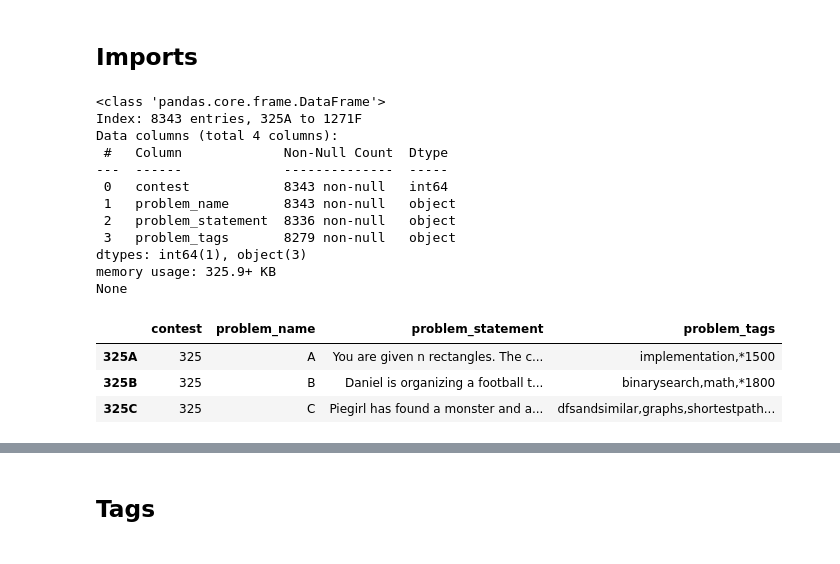
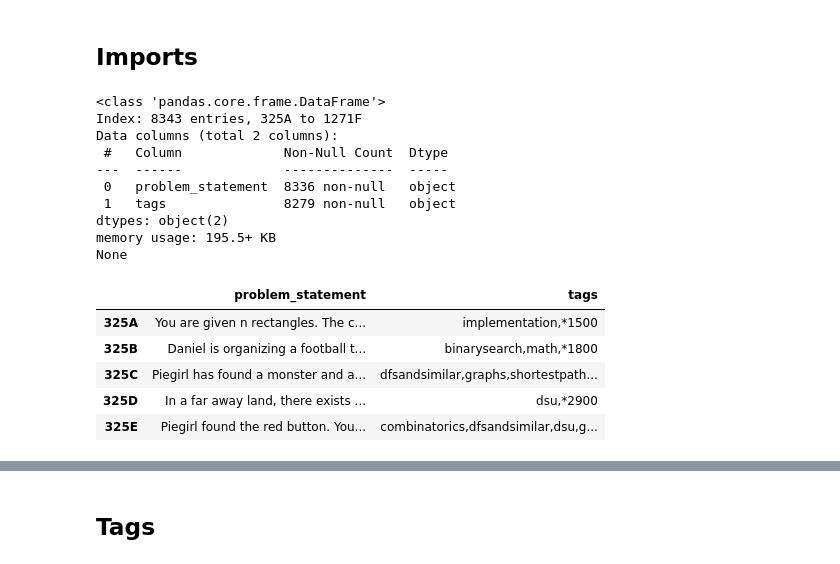
Before and after one commit to jhojin7/codeforces-predict, a Jupyter notebook: eda.ipynb, the cells around one changed output, grey strips where cells are left out. Drawn from its saved outputs; the diff is of its cells as text; code cells hidden in the pictures.

```diff
--- a/eda.ipynb
+++ b/eda.ipynb
@@ -3,33 +3,32 @@
 # %%
 import collections
 import numpy as np
 import pandas as pd
 import matplotlib.pyplot as plt
 import config
 np.random.seed(config.SEED)
 
 df = pd.read_csv(config.DATA_CSV)
-
-# concat contest+problem name
 df.index = df["contest"].astype(str)+df["problem_name"]
-# df["id"].astype("str")
+df = df[["problem_statement","problem_tags"]]
+df.columns = ["problem_statement","tags"]
 
 print(df.info())
-df.head(3)
+df.head()
 # %% [output]
 <class 'pandas.core.frame.DataFrame'>
 Index: 8343 entries, 325A to 1271F
-Data columns (total 4 columns):
+Data columns (total 2 columns):
  #   Column             Non-Null Count  Dtype
 ---  ------             --------------  -----
- 0   contest            8343 non-null   int64
- 1   problem_name       8343 non-null   object
- 2   problem_statement  8336 non-null   object
- 3   problem_tags       8279 non-null   object
-dtypes: int64(1), object(3)
-memory usage: 325.9+ KB
+ 0   problem_statement  8336 non-null   object
+ 1   tags               8279 non-null   object
+dtypes: object(2)
+memory usage: 195.5+ KB
 None
-|  | contest | problem_name | problem_statement | problem_tags |
-| 325A | 325 | A | You are given n rectangles. The c... | implementation,*1500 |
-| 325B | 325 | B | Daniel is organizing a football t... | binarysearch,math,*1800 |
-| 325C | 325 | C | Piegirl has found a monster and a... | dfsandsimilar,graphs,shortestpath... |
+|  | problem_statement | tags |
+| 325A | You are given n rectangles. The c... | implementation,*1500 |
+| 325B | Daniel is organizing a football t... | binarysearch,math,*1800 |
+| 325C | Piegirl has found a monster and a... | dfsandsimilar,graphs,shortestpath... |
+| 325D | In a far away land, there exists ... | dsu,*2900 |
+| 325E | Piegirl found the red button. You... | combinatorics,dfsandsimilar,dsu,g... |
```
Also changed, not shown: parts of 28 cells of this notebook, 1 other file.
